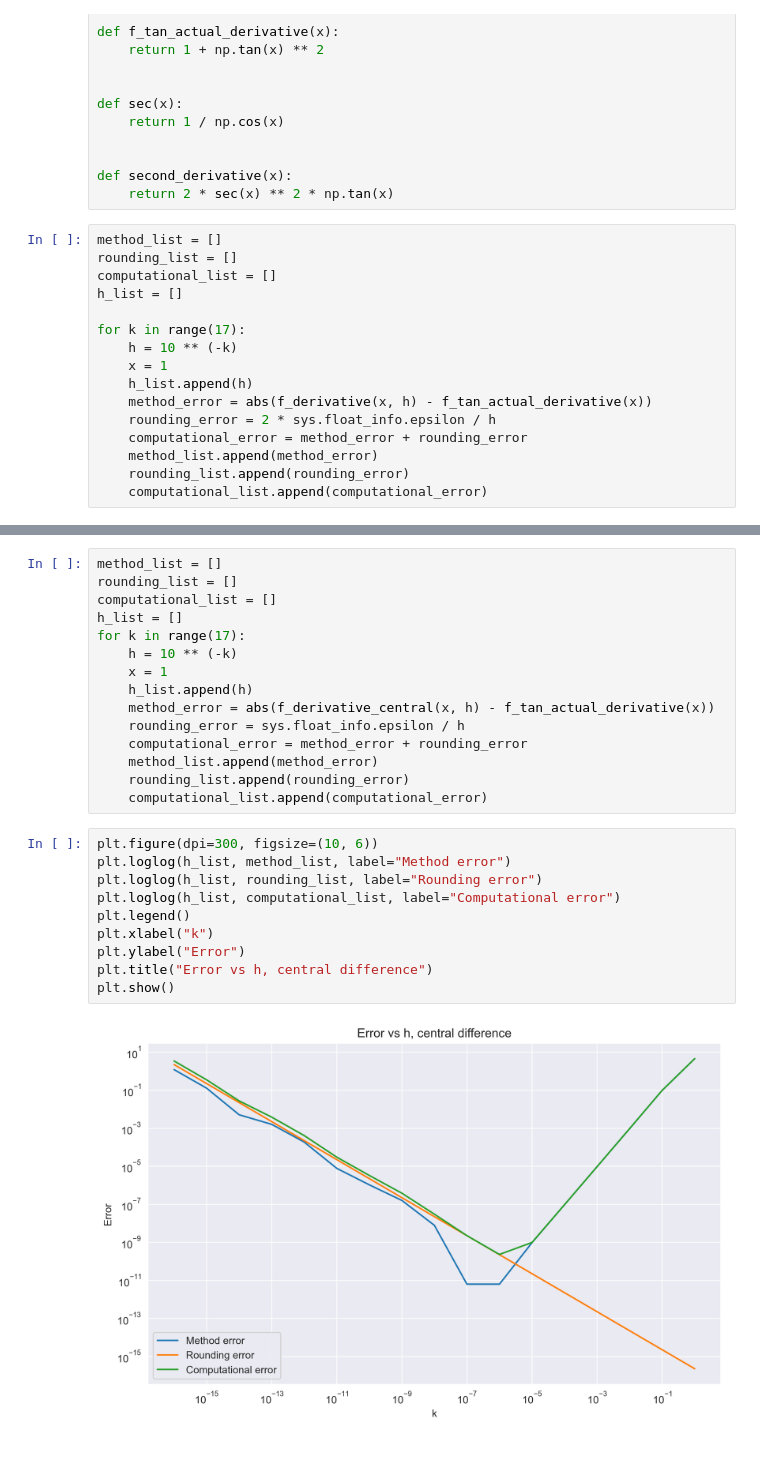
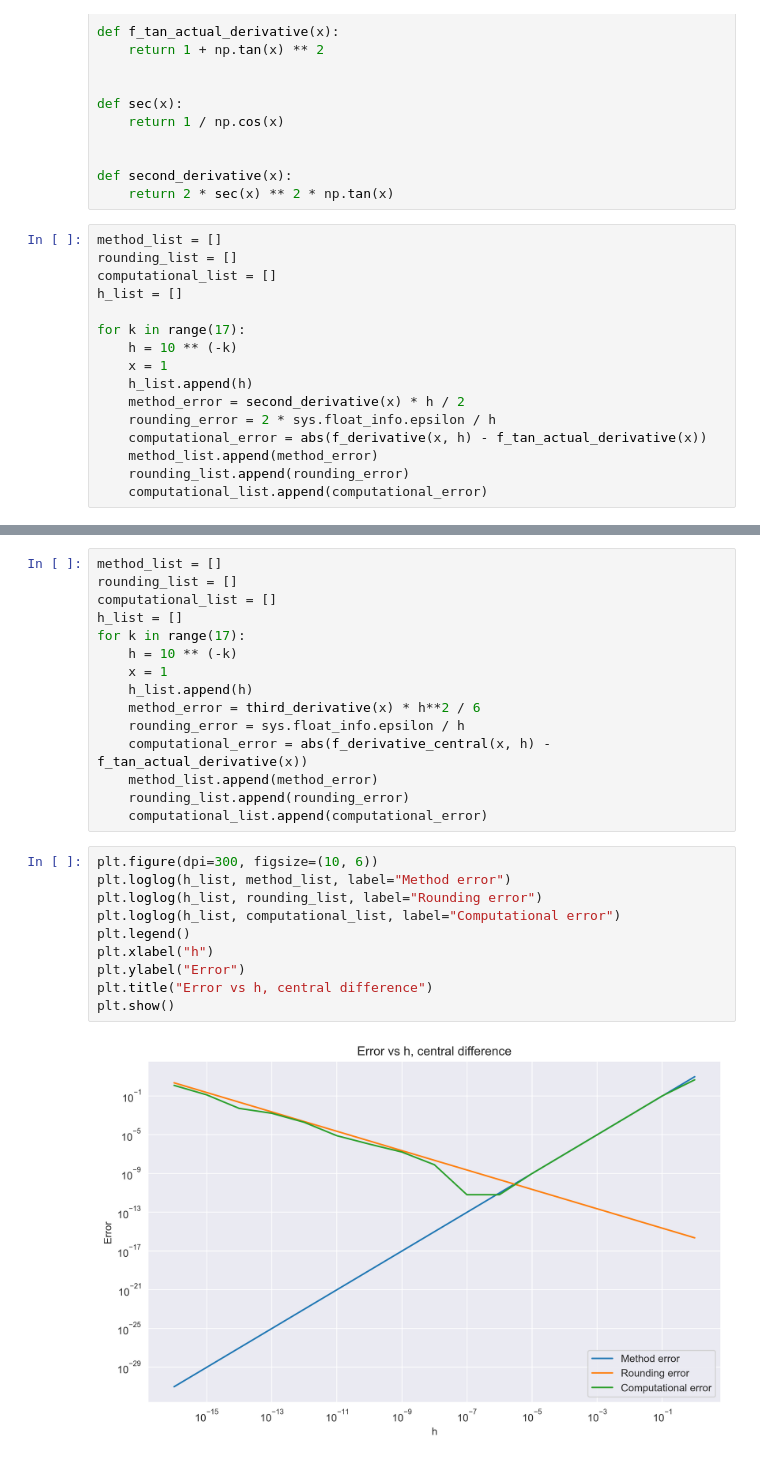
Before and after one commit to depebul/MOWNIT, a Jupyter notebook: lab01/zad1.ipynb, the cells around one changed output, grey strips where cells are left out. Drawn from its saved outputs; the diff is of its cells as text.

```diff
--- a/lab01/zad1.ipynb
+++ b/lab01/zad1.ipynb
@@ -36,9 +36,9 @@ for k in range(17):
     h = 10 ** (-k)
     x = 1
     h_list.append(h)
-    method_error = abs(f_derivative(x, h) - f_tan_actual_derivative(x))
+    method_error = second_derivative(x) * h / 2
     rounding_error = 2 * sys.float_info.epsilon / h
-    computational_error = method_error + rounding_error
+    computational_error = abs(f_derivative(x, h) - f_tan_actual_derivative(x))
     method_list.append(method_error)
     rounding_list.append(rounding_error)
     computational_list.append(computational_error)
@@ -75,22 +79,22 @@ for k in range(17):
     h = 10 ** (-k)
     x = 1
     h_list.append(h)
-    method_error = abs(f_derivative_central(x, h) - f_tan_actual_derivative(x))
+    method_error = third_derivative(x) * h**2 / 6
     rounding_error = sys.float_info.epsilon / h
-    computational_error = method_error + rounding_error
+    computational_error = abs(f_derivative_central(x, h) - f_tan_actual_derivative(x))
     method_list.append(method_error)
     rounding_list.append(rounding_error)
     computational_list.append(computational_error)
 # %%
 plt.figure(dpi=300, figsize=(10, 6))
 plt.loglog(h_list, method_list, label="Method error")
 plt.loglog(h_list, rounding_list, label="Rounding error")
 plt.loglog(h_list, computational_list, label="Computational error")
 plt.legend()
-plt.xlabel("k")
+plt.xlabel("h")
 plt.ylabel("Error")
 plt.title("Error vs h, central difference")
 plt.show()
 # %% [output]
-[figure, old version]
+[figure, new version]
 # %%
```
Also changed, not shown: parts of 5 cells of this notebook, 1 other file.
